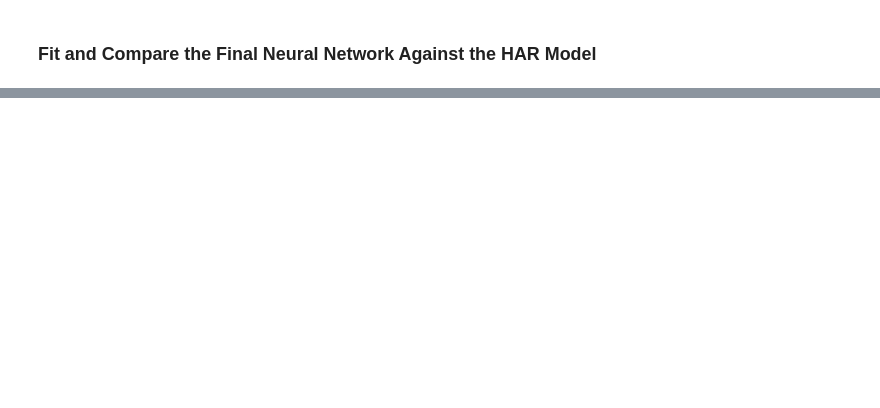
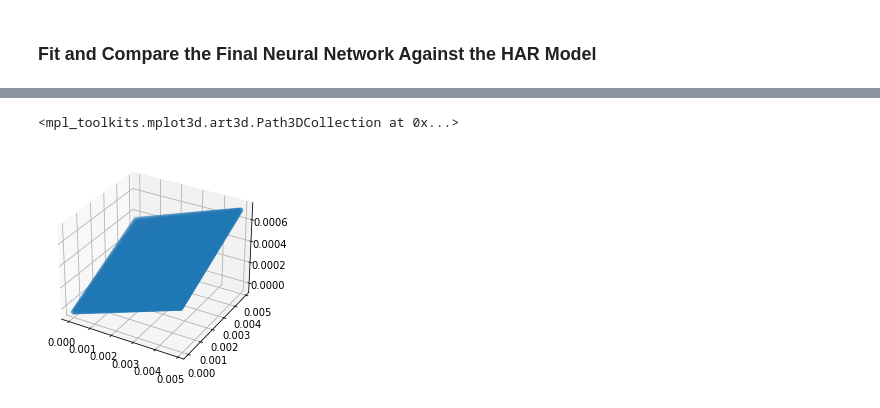
Before and after one commit to CodingNoob234/casestudy-neural-networks, a Jupyter notebook: main.ipynb, the cells around one changed output, grey strips where cells are left out. Cells and saved outputs as stored; diff of their text form; code cells hidden in the pictures; blank space fills up the shorter version.

```diff
--- a/main.ipynb
+++ b/main.ipynb
@@ -187,0 +212,23 @@ SyntaxError: invalid syntax (<ipython-input-19-8fb8cc367d09>, line 1)
+# %%
+
+X = np.arange(0, 0.005, .0001)
+Y = np.arange(0, 0.005, .0001)
+
+features = np.zeros((len(X)*len(Y), 3))
+i = 0
+for Xi in X:
+    for Yi in Y:
+        features[i] = (Xi, Yi, 0)
+        i += 1
+X = torch.tensor(features, dtype=torch.float32)
+
+Y = NN(X).detach().numpy().reshape(-1,)
+X = X.detach().numpy()
+ax = plt.figure().add_subplot(projection='3d')
+
+X, Y, Z = X[:,0], X[:, 1], Y
+ax.scatter(X, Y, Z)
+# ax.plot_surface(X, Y, Z.reshape(-1,1))
+# %% [output]
+<mpl_toolkits.mplot3d.art3d.Path3DCollection at 0x...>
+[figure, added]
```
Also changed, not shown: parts of 9 cells of this notebook, 2 other files.
